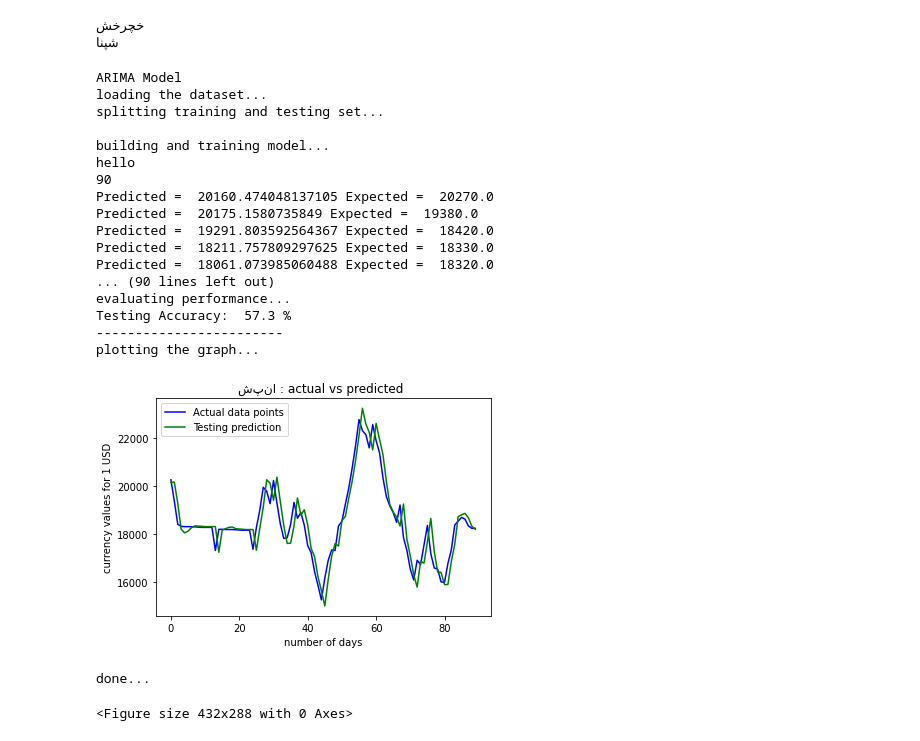
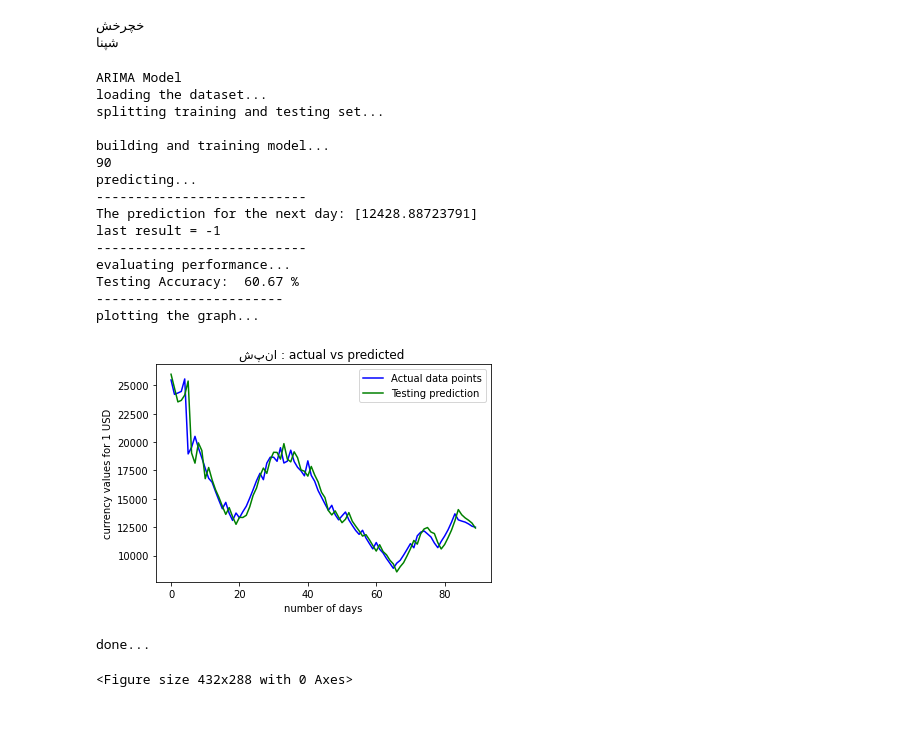
Before and after one commit to ZahraDehghanian97/stock_market, a Jupyter notebook: Arima.ipynb, the cells around one changed output. Drawn from its saved outputs; the diff is of its cells as text; code cells hidden in the pictures.

```diff
--- a/Arima.ipynb
+++ b/Arima.ipynb
@@ -31,8 +38,8 @@ stocks = load_df_from_csv(dir_name="tickers_data")
 #   close_data = df.close.values.tolist()
 #   print(close_data)
 
-def get_data(number_of_days):
-  df = stocks['خچرخش']
+def get_data(name_Stock,number_of_days):
+  df = stocks[name_Stock]
   close_data = df.close.values.tolist()
   len_data = len(close_data)-1
   close_data = close_data[len_data-number_of_days:len_data]
@@ -41,11 +48,7 @@ def get_data(number_of_days):
     new_data.append(float(close_data[i]))
   return new_data
 # %%
-import warnings
-from matplotlib import pyplot
-from sklearn.metrics import mean_squared_error
-from statsmodels.tsa.arima_model import ARIMA
-import pytse_client as tse
+
 
 
 TRAINING_PERCENTAGE = 0.7
@@ -58,7 +61,6 @@ TESTING_SET_LENGTH = 0
 
 def training_testing_buckets(raw_data, training_percentage, testing_percentage):
     global TRAINING_SET_LENGTH, TESTING_SET_LENGTH
-    print()
     TRAINING_SET_LENGTH = int(LENGTH_DATA_SET * training_percentage)
     TESTING_SET_LENGTH = LENGTH_DATA_SET - TRAINING_SET_LENGTH
     training_set, testing_set = raw_data[0:TRAINING_SET_LENGTH], raw_data[TRAINING_SET_LENGTH:LENGTH_DATA_SET]
@@ -102,7 +104,6 @@ def load_data_set(currency):
 def build_model_predict_arima(training_set, testing_set):
     testing_predict = list()
     training_predict = list(training_set)
-    print("hello")
     print(TESTING_SET_LENGTH)
     for testing_set_index in range(TESTING_SET_LENGTH):
         arima = ARIMA(training_predict, order=(5, 1, 0))
@@ -110,7 +111,7 @@ def build_model_predict_arima(training_set, testing_set):
         forecasting = arima_model.forecast()[0].tolist()[0]
         testing_predict.append(forecasting)
         training_predict.append(testing_set[testing_set_index])
-        print("Predicted = ", testing_predict[-1], "Expected = ", testing_set[testing_set_index])
+        # print("Predicted = ", testing_predict[-1], "Expected = ", testing_set[testing_set_index])
     print('predicting...')
     print("---------------------------")
     forcast = arima_model.forecast()[0]
@@ -126,7 +127,7 @@ def arima_model(currency):
     print('\nARIMA Model')
     print('loading the dataset...')
     # raw_data = load_data_set(currency)
-    raw_data = get_data(300)
+    raw_data = get_data(currency,300)
     LENGTH_DATA_SET = len(raw_data)
 
     print('splitting training and testing set...')
@@ -138,41 +139,39 @@ def arima_model(currency):
 
     print('evaluating performance...')
     mse_arima = evaluate_performance_arima(testing_actual_arima, testing_predict_arima)
     print('Testing Accuracy: ', mse_arima,"%")
 
     with open("mse_arima.txt", 'w') as mse_file:
         mse_file.write(str(mse_arima) + '\n')
     print("------------------------")
     print('plotting the graph...')
     plot_arima(currency, testing_actual_arima, testing_predict_arima, "testing_prediction_arima.pdf")
 
     print('done...')
     return raw_data, testing_predict_arima
 
 
 if __name__ == '__main__':
     warnings.filterwarnings("ignore")
     # stock_name = input('Enter stock name:')
     stock_name = 'شپنا'
     arima_model(stock_name)  # setting the entry point
 # %% [output]
 ARIMA Model
 loading the dataset...
 splitting training and testing set...
 
 building and training model...
-hello
 90
-Predicted =  20160.474048137105 Expected =  20270.0
-Predicted =  20175.1580735849 Expected =  19380.0
-Predicted =  19291.803592564367 Expected =  18420.0
-Predicted =  18211.757809297625 Expected =  18330.0
-Predicted =  18061.073985060488 Expected =  18320.0
-... (90 lines left out)
+predicting...
+---------------------------
+The prediction for the next day: [12428.88723791]
+last result = -1
+---------------------------
 evaluating performance...
-Testing Accuracy:  57.3 %
+Testing Accuracy:  60.67 %
 ------------------------
 plotting the graph...
-[figure, old version]
+[figure, new version]
 done...
 <Figure size 432x288 with 0 Axes>
```
Also changed, not shown: parts of 2 cells of this notebook.
